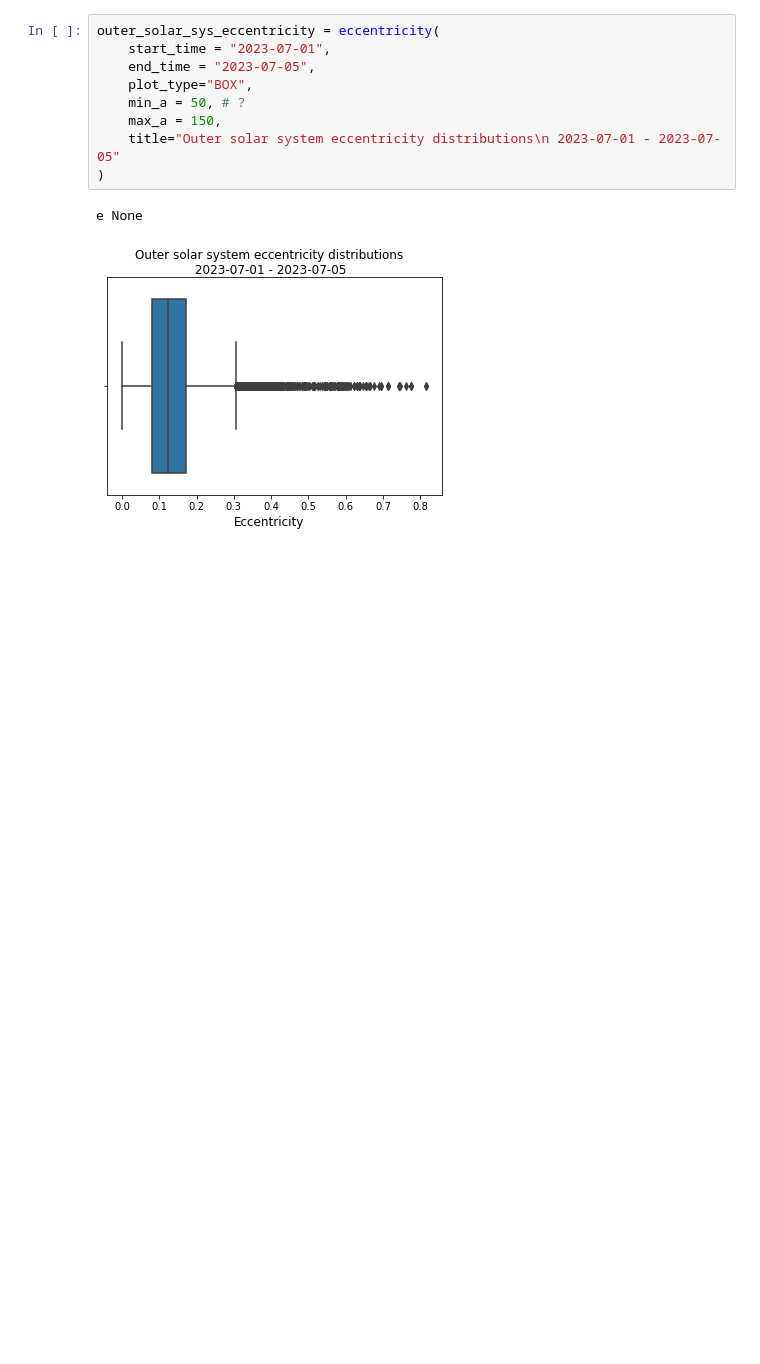
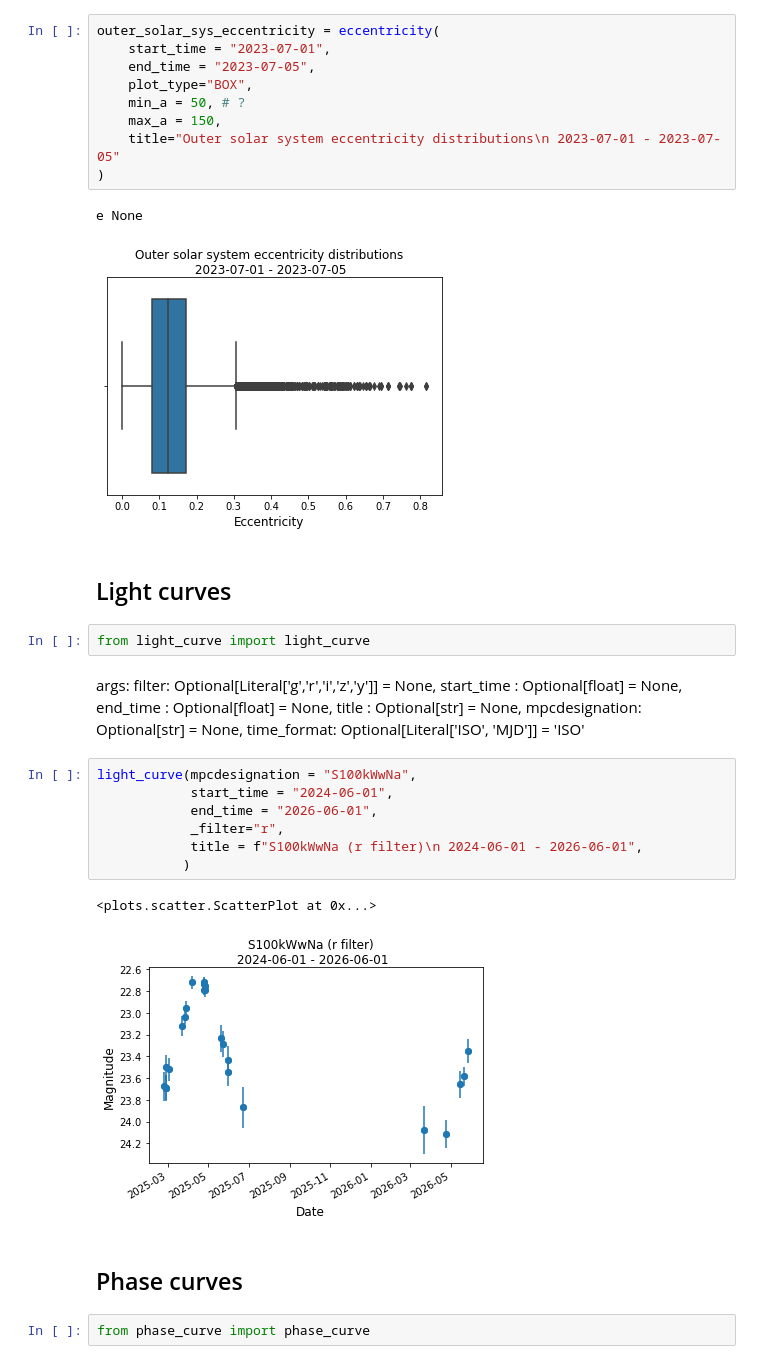
Before and after one commit to QUB-Planet-Lab/LSST_Solar_System_Plotting_Tools, a Jupyter notebook: PlottingTools/Tutorial/examples.ipynb, the cells around one changed output. Drawn from its saved outputs; the diff is of its cells as text; blank space fills up the shorter version.

Commit message:
Basic light curve

```diff
--- a/PlottingTools/Tutorial/examples.ipynb
+++ b/PlottingTools/Tutorial/examples.ipynb
@@ -267,3 +264,28 @@ outer_solar_sys_eccentricity = eccentricity(
 # %% [output]
 e None
 [figure]
+# %% [markdown]
+## Light curves
+# %%
+from light_curve import light_curve
+# %% [markdown]
+args:
+filter: Optional[Literal['g','r','i','z','y']] = None,
+                start_time : Optional[float] = None, end_time : Optional[float] = None,
+                title : Optional[str] = None,
+                mpcdesignation: Optional[str] = None,
+                time_format: Optional[Literal['ISO', 'MJD']] = 'ISO'
+# %%
+light_curve(mpcdesignation = "S100kWwNa",
+            start_time = "2024-06-01",
+            end_time = "2026-06-01",
+            _filter="r",
+            title = f"S100kWwNa (r filter)\n 2024-06-01 - 2026-06-01",
+           )
+# %% [output]
+<plots.scatter.ScatterPlot at 0x...>
+[figure, added]
+# %% [markdown]
+## Phase curves
+# %%
+from phase_curve import phase_curve
```
Also changed, not shown: parts of 6 cells of this notebook.
